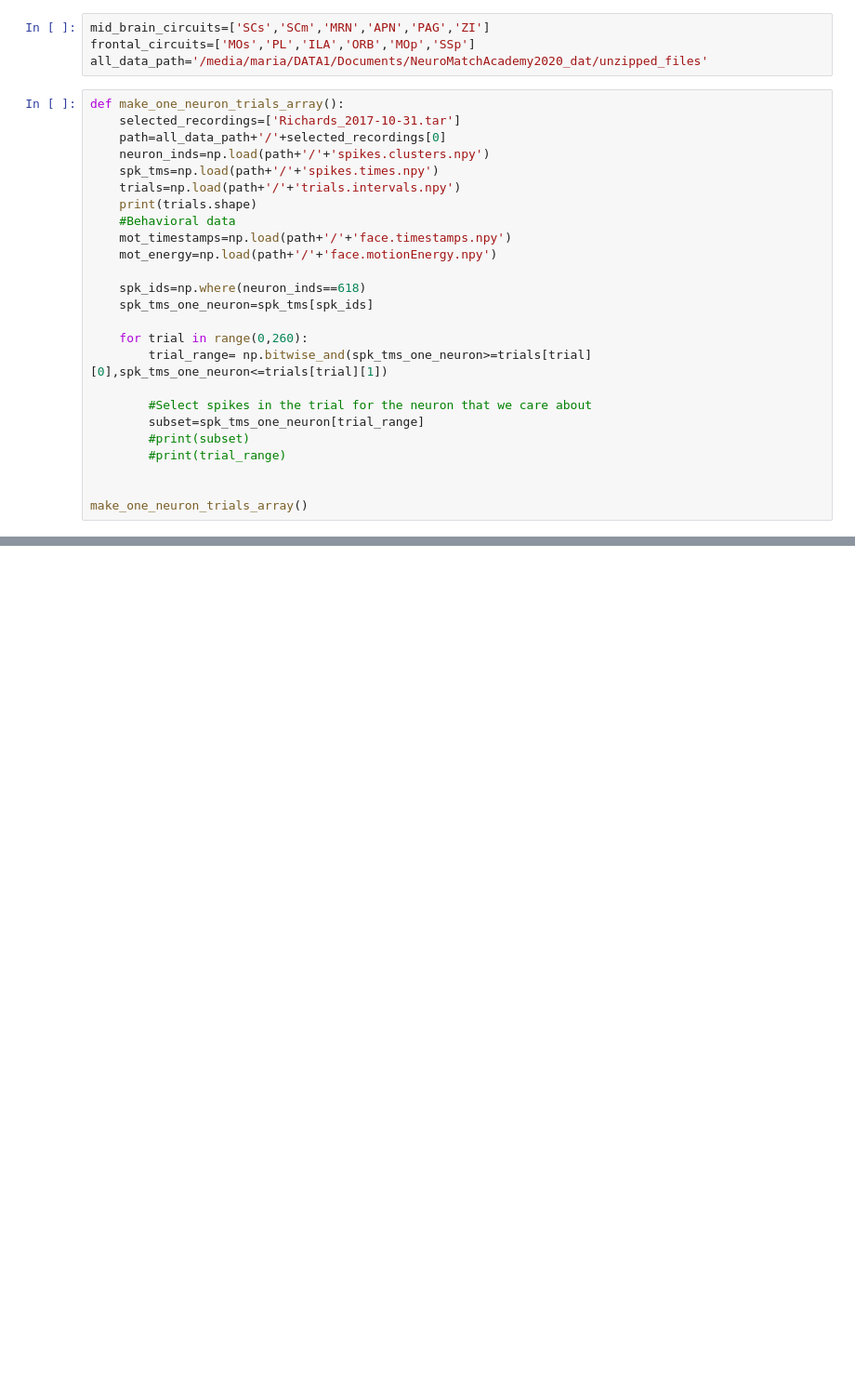
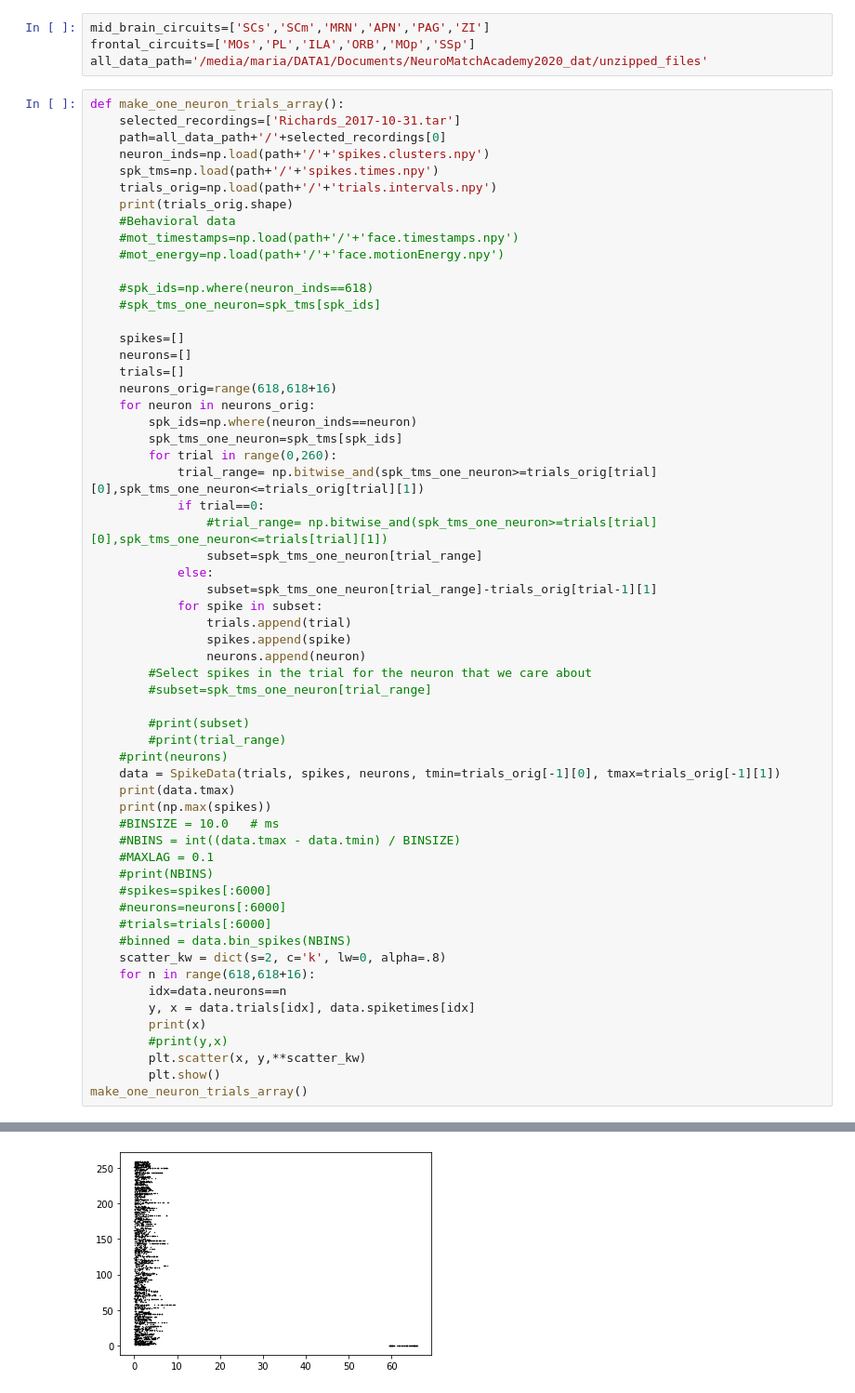
Before and after one commit to mariakesa/ConnectedLizards_NeuroMatch2020, a Jupyter notebook: MariaNotebookTimeWarping.ipynb, the cells around one changed output, grey strips where cells are left out. Shown at 93% size. Saved outputs shown, nothing was run; the diff lists cells and outputs as text; blank space fills up the shorter version.

Commit message:
Add plotting

```diff
--- a/MariaNotebookTimeWarping.ipynb
+++ b/MariaNotebookTimeWarping.ipynb
@@ -11,24 +13,58 @@ def make_one_neuron_trials_array():
     path=all_data_path+'/'+selected_recordings[0]
     neuron_inds=np.load(path+'/'+'spikes.clusters.npy')
     spk_tms=np.load(path+'/'+'spikes.times.npy')
-    trials=np.load(path+'/'+'trials.intervals.npy')
-    print(trials.shape)
+    trials_orig=np.load(path+'/'+'trials.intervals.npy')
+    print(trials_orig.shape)
     #Behavioral data
-    mot_timestamps=np.load(path+'/'+'face.timestamps.npy')
-    mot_energy=np.load(path+'/'+'face.motionEnergy.npy')
+    #mot_timestamps=np.load(path+'/'+'face.timestamps.npy')
+    #mot_energy=np.load(path+'/'+'face.motionEnergy.npy')
 
-    spk_ids=np.where(neuron_inds==618)
-    spk_tms_one_neuron=spk_tms[spk_ids]
+    #spk_ids=np.where(neuron_inds==618)
+    #spk_tms_one_neuron=spk_tms[spk_ids]
 
-    for trial in range(0,260):
-        trial_range= np.bitwise_and(spk_tms_one_neuron>=trials[trial][0],spk_tms_one_neuron<=trials[trial][1])
+    spikes=[]
+    neurons=[]
+    trials=[]
+    neurons_orig=range(618,618+16)
+    for neuron in neurons_orig:
+        spk_ids=np.where(neuron_inds==neuron)
+        spk_tms_one_neuron=spk_tms[spk_ids]
+        for trial in range(0,260):
+            trial_range= np.bitwise_and(spk_tms_one_neuron>=trials_orig[trial][0],spk_tms_one_neuron<=trials_orig[trial][1])
+            if trial==0:
+                #trial_range= np.bitwise_and(spk_tms_one_neuron>=trials[trial][0],spk_tms_one_neuron<=trials[trial][1])
+                subset=spk_tms_one_neuron[trial_range]
+            else:
+                subset=spk_tms_one_neuron[trial_range]-trials_orig[trial-1][1]
+            for spike in subset:
+                trials.append(trial)
+                spikes.append(spike)
+                neurons.append(neuron)
+        #Select spikes in the trial for the neuron that we care about
+        #subset=spk_tms_one_neuron[trial_range]
 
-        #Select spikes in the trial for the neuron that we care about
-        subset=spk_tms_one_neuron[trial_range]
         #print(subset)
         #print(trial_range)
-
-
+    #print(neurons)
+    data = SpikeData(trials, spikes, neurons, tmin=trials_orig[-1][0], tmax=trials_orig[-1][1])
+    print(data.tmax)
+    print(np.max(spikes))
+    #BINSIZE = 10.0   # ms
+    #NBINS = int((data.tmax - data.tmin) / BINSIZE)
+    #MAXLAG = 0.1
+    #print(NBINS)
+    #spikes=spikes[:6000]
+    #neurons=neurons[:6000]
+    #trials=trials[:6000]
+    #binned = data.bin_spikes(NBINS)
+    scatter_kw = dict(s=2, c='k', lw=0, alpha=.8)
+    for n in range(618,618+16):
+        idx=data.neurons==n
+        y, x = data.trials[idx], data.spiketimes[idx]
+        print(x)
+        #print(y,x)
+        plt.scatter(x, y,**scatter_kw)
+        plt.show()
 make_one_neuron_trials_array()
 # %% [output]
 (260, 2)
@@ -50,0 +75 @@ make_one_neuron_trials_array()
+[figure, added]
```
Also changed, not shown: parts of 2 cells of this notebook.
